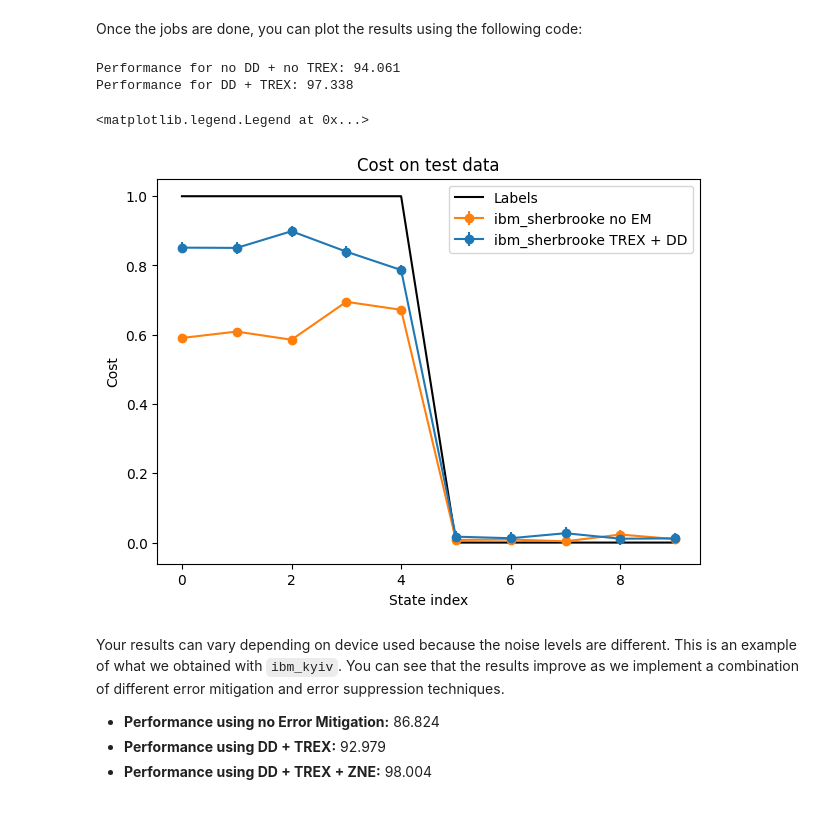
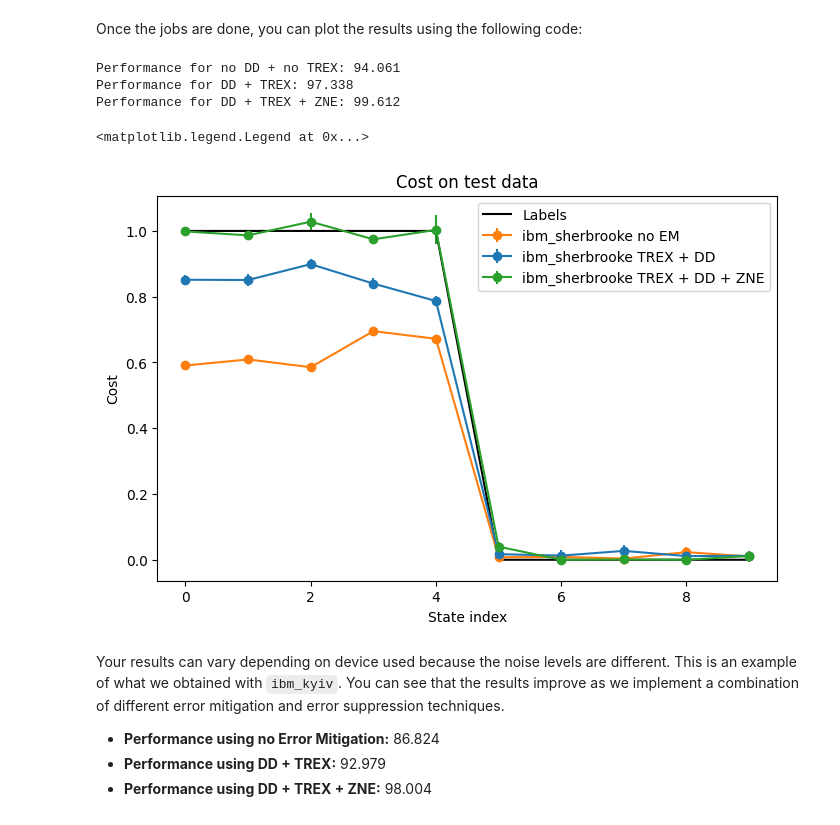
Before and after one commit to martinellop/ibm_quantum_challenge_24, a Jupyter notebook: content/lab_4/lab-4.ipynb, the cells around one changed output. Drawn from its saved outputs; the diff is of its cells as text; code cells hidden in the pictures.

Commit message:
last graphs

```diff
--- a/content/lab_4/lab-4.ipynb
+++ b/content/lab_4/lab-4.ipynb
@@ -419,3 +419,7 @@ ax.set_ylabel('Cost')
 ax.set_xlabel('Iterations')
 
 # Add your code here
+for i,l in enumerate(cost_history_list):
+    ax.plot(l, label=f'Training {i}')
+plt.legend()
+plt.show()
@@ -1148,25 +1167,30 @@ Once the jobs are done, you can plot the results using the following code:
 # %%
 results_test_0_DD, errors_test_0_DD = retrieve_job('csn1daxvnxy0008db3zg') #(Add job_id 0 here)
 results_test_1_DD, errors_test_1_DD = retrieve_job('csn1dcxvwqp0008b0cd0') #(Add job_id 1 here)
+results_test_2_DD, errors_test_2_DD = retrieve_job('csr23sfvwqp0008bx510')
 
-fig, ax = plt.subplots(1, 1, figsize=(7,5))
+fig, ax = plt.subplots(1, 1, figsize=(8,5))
 ax.set_title('Cost on test data')
 ax.set_ylabel('Cost')
 ax.set_xlabel('State index')
 
 print(f"Performance for no DD + no TREX: {compute_performance(results_test_0_DD, list_labels):.3f}")
 print(f"Performance for DD + TREX: {compute_performance(results_test_1_DD, list_labels):.3f}")
+print(f"Performance for DD + TREX + ZNE: {compute_performance(results_test_2_DD, list_labels):.3f}")
+
 ax.errorbar(range(10), results_test_0_DD, fmt='-o', yerr=errors_test_0_DD, color='tab:orange', label='ibm_sherbrooke no EM')
 ax.errorbar(range(10), results_test_1_DD, fmt='-o',  yerr=errors_test_1_DD, color='tab:blue', label='ibm_sherbrooke TREX + DD')
+ax.errorbar(range(10), results_test_2_DD, fmt='-o',  yerr=errors_test_2_DD, color='tab:green', label='ibm_sherbrooke TREX + DD + ZNE')
 
 ax.plot(list_labels, 'k-', label='Labels')
 
 ax.legend()
 # %% [output]
 Performance for no DD + no TREX: 94.061
 Performance for DD + TREX: 97.338
+Performance for DD + TREX + ZNE: 99.612
 <matplotlib.legend.Legend at 0x...>
-[figure, old version]
+[figure, new version]
 # %% [markdown]
 Your results can vary depending on device used because the noise levels are different. This is an example of what we obtained with `ibm_kyiv`. You can see that the results improve as we implement a combination of different error mitigation and error suppression techniques.
 
```
Also changed, not shown: parts of 19 cells of this notebook, 1 other file.
